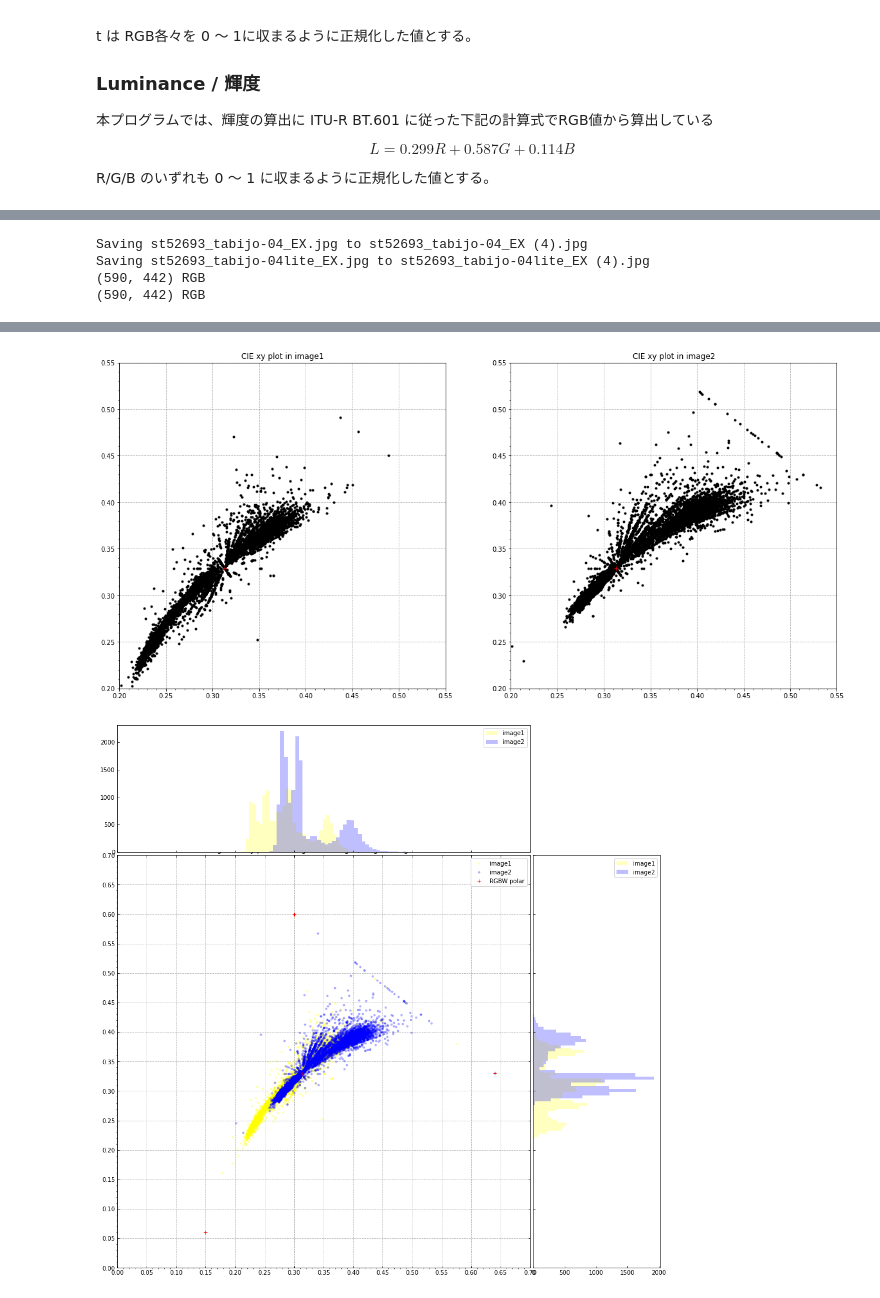
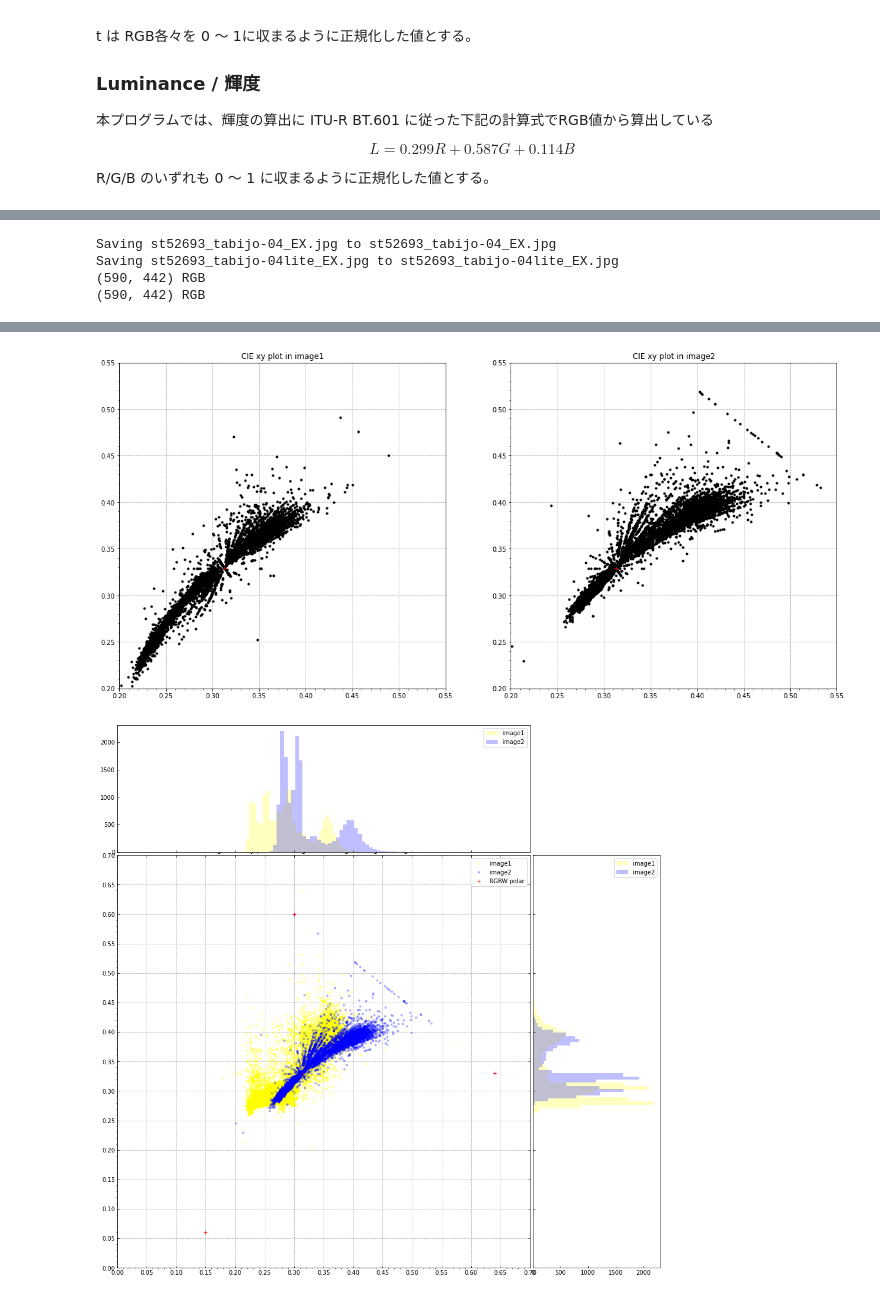
Before and after one commit to zfukuoka/image_visual_analysis, a Jupyter notebook: image_visual_analysis.ipynb, the cells around one changed output, grey strips where cells are left out. Drawn from its saved outputs; the diff is of its cells as text; code cells hidden in the pictures.

```diff
--- a/image_visual_analysis.ipynb
+++ b/image_visual_analysis.ipynb
@@ -310,6 +310,7 @@ def plotSuperimposedCiexy(
   RECT_PLOT = [LEFT, BOTTOM, WIDTH, HEIGHT]
   RECT_HISTX = [LEFT, BOTTOM + HEIGHT + SPACING, WIDTH, 0.2]
   RECT_HISTY = [LEFT + WIDTH + SPACING, BOTTOM, 0.2, HEIGHT]
+  LOOP_MAX = 2
   images_plot = root_fig.add_axes(RECT_PLOT)
   images_plot.tick_params(direction='in', top=True, right=True)
   hist_x = root_fig.add_axes(RECT_HISTX)
@@ -327,35 +328,33 @@ def plotSuperimposedCiexy(
   images_plot.grid(linestyle=grid_linestyle, zorder=-10)
   images_plot.xaxis.set_minor_locator(AutoMinorLocator(CIEXY_MINOR_LOCATOR_DIVIDER))
   images_plot.yaxis.set_minor_locator(AutoMinorLocator(CIEXY_MINOR_LOCATOR_DIVIDER))
-  images_plot.plot(
-      image1_x, image1_y,
-      color=IMAGE1_COLOR, marker=plot_marker, linestyle=plot_linestyle,
-      alpha=plot_transparent_rate, label="image1")
-  images_plot.plot(
-      image2_x, image2_y,
-      color=IMAGE2_COLOR, marker=plot_marker, linestyle=plot_linestyle,
-      alpha=plot_transparent_rate, label="image2")
+  hist_x.set_xlim(images_plot.get_xlim())
+  hist_y.set_ylim(images_plot.get_ylim())
+
+  image_x = [image1_x, image2_x]
+  image_y = [image2_x, image2_y]
+  colors = [IMAGE1_COLOR, IMAGE2_COLOR]
+  for i in range(LOOP_MAX):
+    images_plot.plot(
+        image_x[i], image_y[i],
+        color=colors[i], marker=plot_marker, linestyle=plot_linestyle,
+        alpha=plot_transparent_rate, label="image%d"%(i+1))
+    hist_x.hist(
+        image_x[i], bins=CIEXY_HIST_BINS, color=colors[i],
+        alpha=HIST_TRANSPARENT_RATE, label="image%d"%(i+1))
+    hist_y.hist(
+        image_y[i], bins=CIEXY_HIST_BINS, color=colors[i],
+        alpha=HIST_TRANSPARENT_RATE, label="image%d"%(i+1),
+        orientation='horizontal')
+
   images_plot.plot(
       CIEXY_RGBW_POLARS[0:,0], CIEXY_RGBW_POLARS[0:,1],
       color=polar_color, marker=polar_marker, linestyle=polar_linestyle,
       label="RGBW polar")
   images_plot.legend()
-  hist_x.set_xlim(images_plot.get_xlim())
-  hist_x.hist(
-      image1_x, bins=CIEXY_HIST_BINS, color=IMAGE1_COLOR,
-      alpha=HIST_TRANSPARENT_RATE, label="image1")
-  hist_x.hist(
-      image2_x, bins=CIEXY_HIST_BINS, color=IMAGE2_COLOR,
-      alpha=HIST_TRANSPARENT_RATE, label="image2")
   hist_x.legend()
-  hist_y.set_ylim(images_plot.get_ylim())
-  hist_y.hist(
-      image1_y, bins=CIEXY_HIST_BINS, color=IMAGE1_COLOR,
-      alpha=HIST_TRANSPARENT_RATE, label="image1", orientation='horizontal')
-  hist_y.hist(
-      image2_y, bins=CIEXY_HIST_BINS, color=IMAGE2_COLOR,
-      alpha=HIST_TRANSPARENT_RATE, label="image2", orientation='horizontal')
   hist_y.legend()
+
 
 
 # heatmap CIE xy of 2 images
@@ -427,36 +426,36 @@ def histRgbl(
         linestyle=AVE_LINESTYLE, linewidth=AVE_LINE_WIDTH)
     hist1.set_ylabel('Frequency')
     hist1.legend()
 
     # 累計の割合をヒストグラムと同梱(x軸共有、y軸別)で描画
     hist2 = hist1.twinx()
     hist2.set_xlim(hist1.get_xlim())
     hist2.set_ylim(RGBY_CUMULATIVE_Y_LIM)
     hist2.hist(
         image1s[i], bins=RGBY_CUMULATIVE_BINS, cumulative=True, density=True,
         histtype='step', color=IMAGE1_COLOR, alpha=CUMULATIVE_TRANSPARENT_RATE)
     hist2.hist(
         image2s[i], bins=RGBY_CUMULATIVE_BINS, cumulative=True, density=True,
         histtype='step', color=IMAGE2_COLOR, alpha=CUMULATIVE_TRANSPARENT_RATE)
     hist2.set_ylabel('Cumulative ratio')
     note = "max, min, ave => image1: {:.3f}, {:.3f}, {:.3f} image2: {:.3f}, {:.3f}, {:.3f}".format(
         image1s[i].max(), image1s[i].min(), image1s[i].mean(),
         image2s[i].max(), image2s[i].min(), image2s[i].mean())
     hist2.text(
         0.0, 1.0, note, fontsize=10,
         verticalalignment='top', horizontalalignment='left',
         transform=hist2.transAxes)
 
 main()
 # %% [output]
 [interactive output not drawn]
-Saving st52693_tabijo-04_EX.jpg to st52693_tabijo-04_EX (4).jpg
-Saving st52693_tabijo-04lite_EX.jpg to st52693_tabijo-04lite_EX (4).jpg
+Saving st52693_tabijo-04_EX.jpg to st52693_tabijo-04_EX.jpg
+Saving st52693_tabijo-04lite_EX.jpg to st52693_tabijo-04lite_EX.jpg
 (590, 442) RGB
 (590, 442) RGB
 [figure]
 [figure]
-[figure, old version]
+[figure, new version]
 [figure]
 [figure]
 [figure]
```
